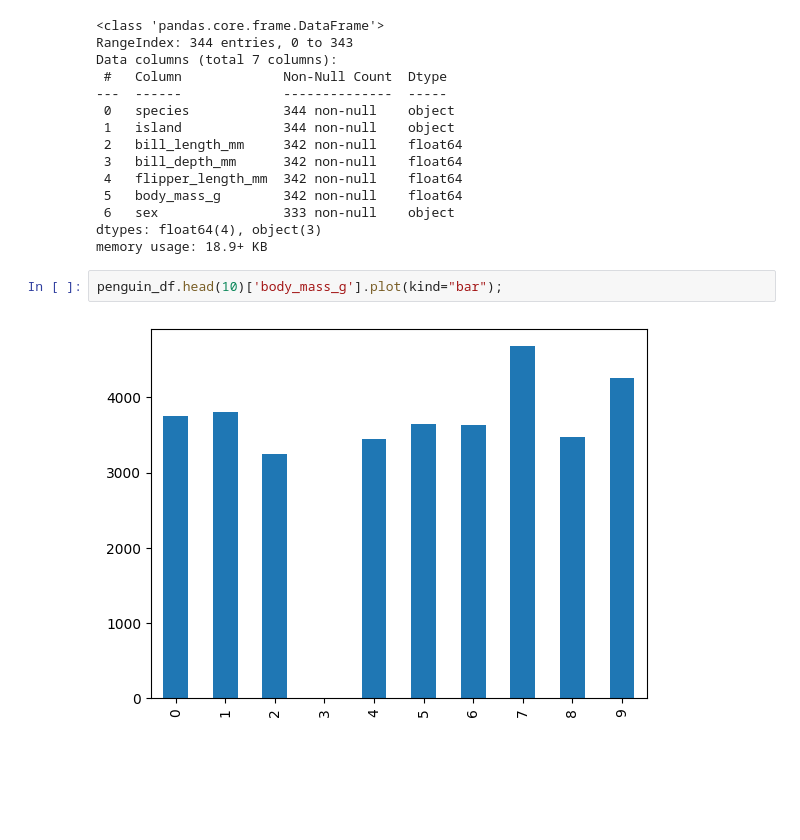
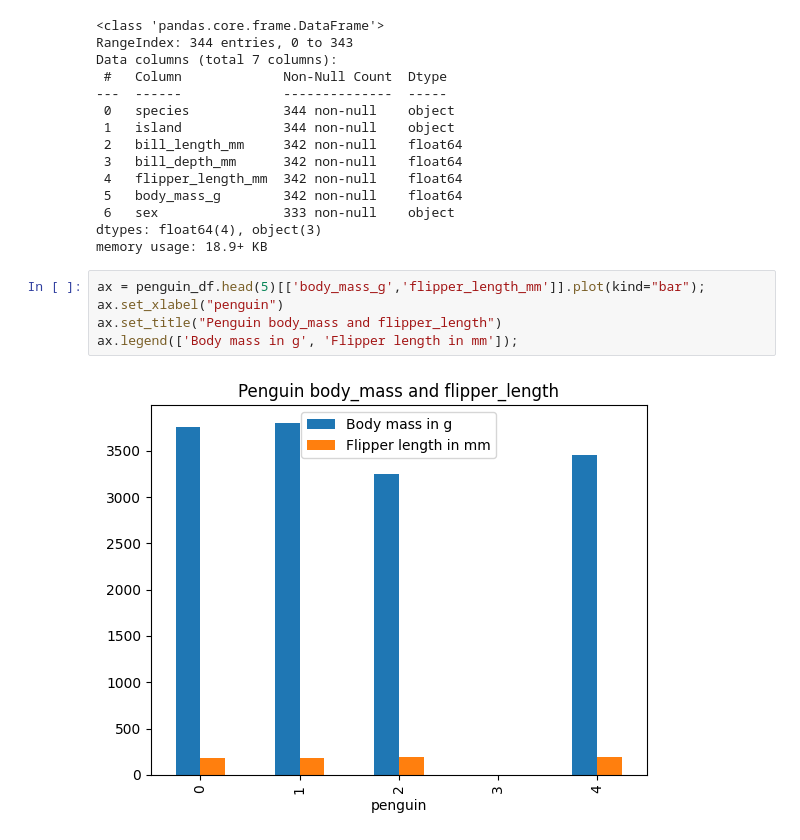
Before and after one commit to Ken4git/graphics_in_python, a Jupyter notebook: chart_examples.ipynb, the cells around one changed output. Saved outputs shown, nothing was run; the diff lists cells and outputs as text; blank space fills up the shorter version.

Commit message:
add plot and legend on df plots

```diff
--- a/chart_examples.ipynb
+++ b/chart_examples.ipynb
@@ -22,7 +22,10 @@ Data columns (total 7 columns):
  6   sex                333 non-null    object
 dtypes: float64(4), object(3)
 memory usage: 18.9+ KB
-# %%
-penguin_df.head(10)['body_mass_g'].plot(kind="bar");
-# %% [output]
-[figure, removed]
+# %%
+ax = penguin_df.head(5)[['body_mass_g','flipper_length_mm']].plot(kind="bar");
+ax.set_xlabel("penguin")
+ax.set_title("Penguin body_mass and flipper_length")
+ax.legend(['Body mass in g', 'Flipper length in mm']);
+# %% [output]
+[figure, added]
```
Also changed, not shown: parts of 1 cell of this notebook.
